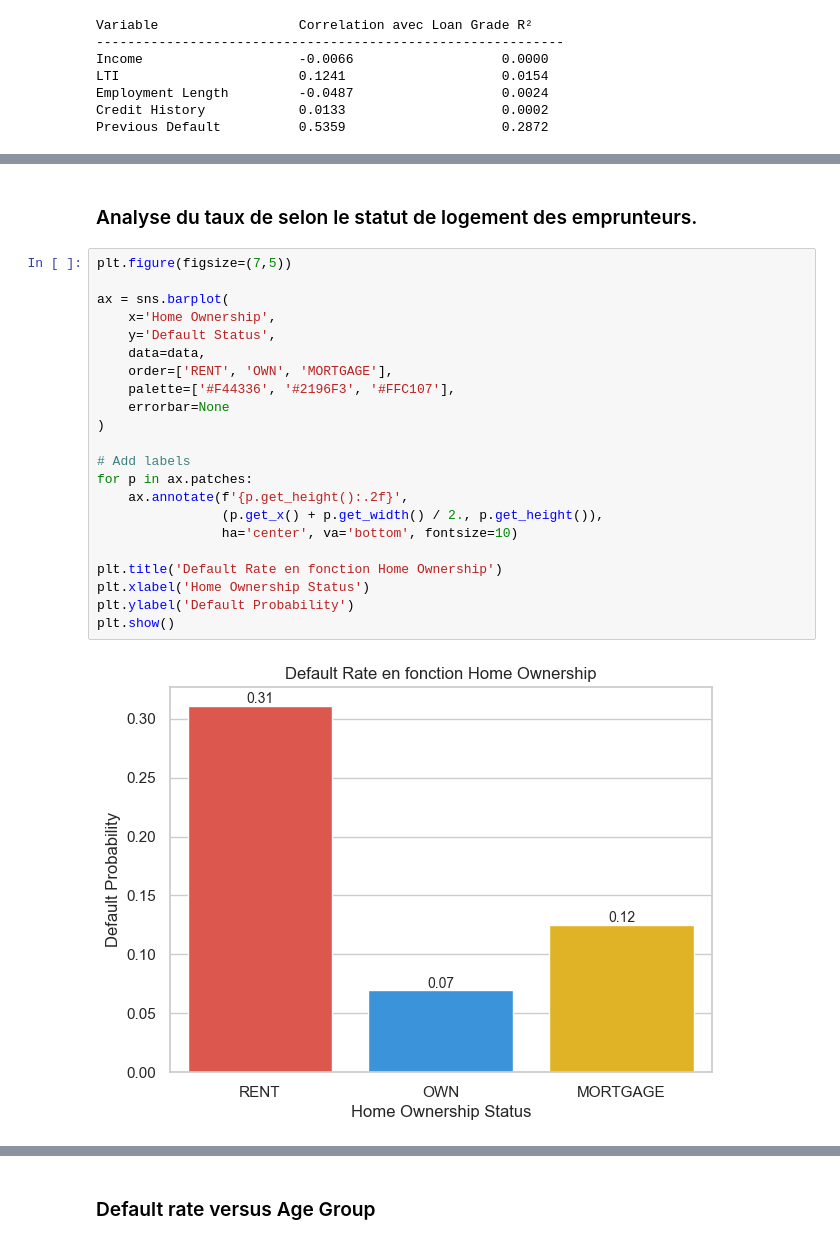
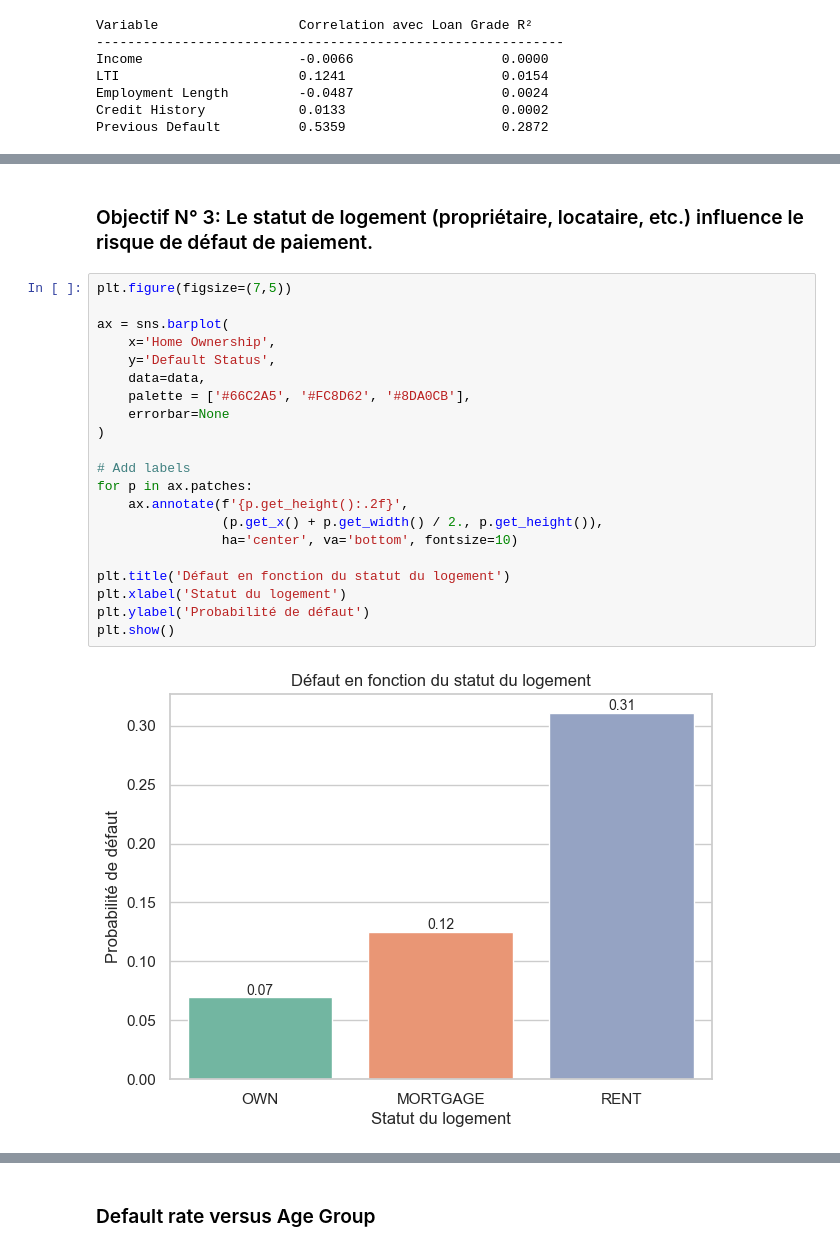
Before and after one commit to YATABARE-Cheikna-Amala/Projet-Final-Python_Pour_la_Data_Science, a Jupyter notebook: Projet_python_pour_la_data_science.ipynb, the cells around one changed output, grey strips where cells are left out. Cells and saved outputs as stored; diff of their text form.

```diff
--- a/Projet_python_pour_la_data_science.ipynb
+++ b/Projet_python_pour_la_data_science.ipynb
@@ -592,27 +583,26 @@ plt.show()
 # %% [markdown]
-### Analyse du taux de selon le statut de logement des emprunteurs.
+### Objectif N° 3: Le statut de logement (propriétaire, locataire, etc.) influence le risque de défaut de paiement.
 # %%
 plt.figure(figsize=(7,5))
 
 ax = sns.barplot(
     x='Home Ownership',
     y='Default Status',
     data=data,
-    order=['RENT', 'OWN', 'MORTGAGE'],
-    palette=['#F44336', '#2196F3', '#FFC107'],
+    palette = ['#66C2A5', '#FC8D62', '#8DA0CB'],
     errorbar=None
 )
 
 # Add labels
 for p in ax.patches:
     ax.annotate(f'{p.get_height():.2f}',
                 (p.get_x() + p.get_width() / 2., p.get_height()),
                 ha='center', va='bottom', fontsize=10)
 
-plt.title('Default Rate en fonction Home Ownership')
-plt.xlabel('Home Ownership Status')
-plt.ylabel('Default Probability')
+plt.title('Défaut en fonction du statut du logement')
+plt.xlabel('Statut du logement')
+plt.ylabel('Probabilité de défaut')
 plt.show()
 # %% [output]
-[figure, old version]
+[figure, new version]
 # %% [markdown]
```
Also changed, not shown: parts of 99 cells of this notebook.
